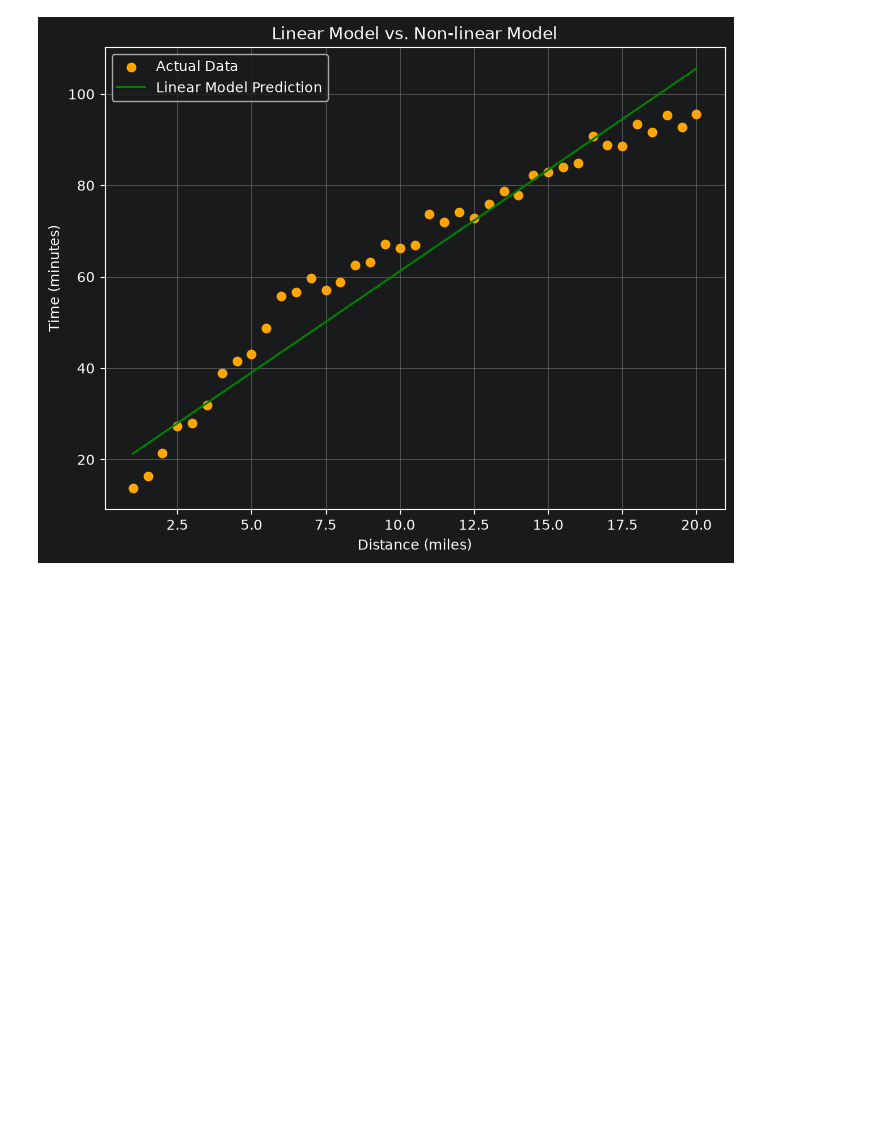
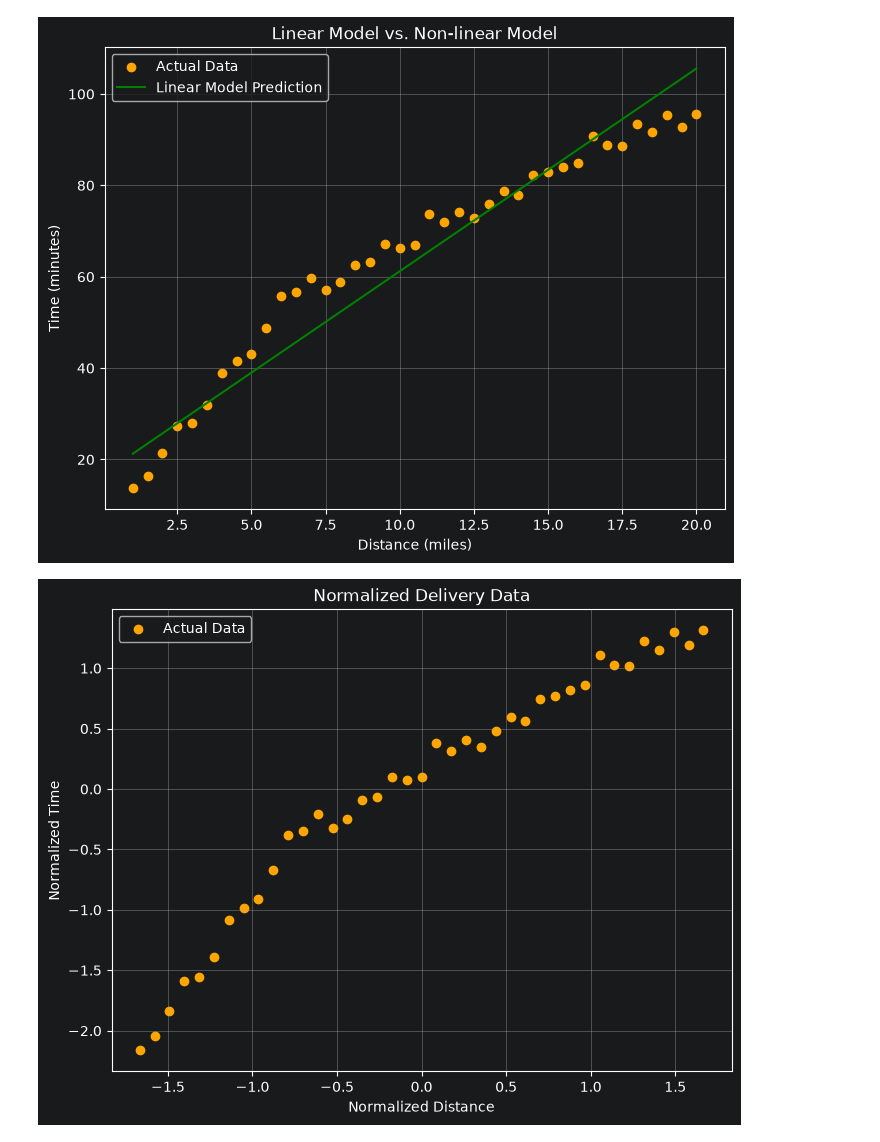
Before and after one commit to thtomid/ML-AI-Engineering, a Jupyter notebook: 13 - Implement a Non-Linear Neural Network in Py Torch.ipynb, the cells around one changed output. Cells and saved outputs as stored; diff of their text form; code cells hidden in the pictures; blank space fills up the shorter version.

```diff
--- a/13 - Implement a Non-Linear Neural Network in Py Torch.ipynb
+++ b/13 - Implement a Non-Linear Neural Network in Py Torch.ipynb
@@ -84,3 +84,21 @@ helper_utils.plot_fit(
 )
 # %% [output]
 [figure]
+# %%
+distances_mean = distance.mean()
+distances_std = distance.std()
+
+times_mean = times.mean()
+times_std = times.std()
+
+distances_norm = (distance - distances_mean) / distances_std
+times_norm = (times - times_mean) / times_std
+# %%
+helper_utils.plot_points(
+    distances_norm,
+    times_norm,
+    normalized=True,
+    title="Normalized Delivery Data",
+)
+# %% [output]
+[figure, added]
```
